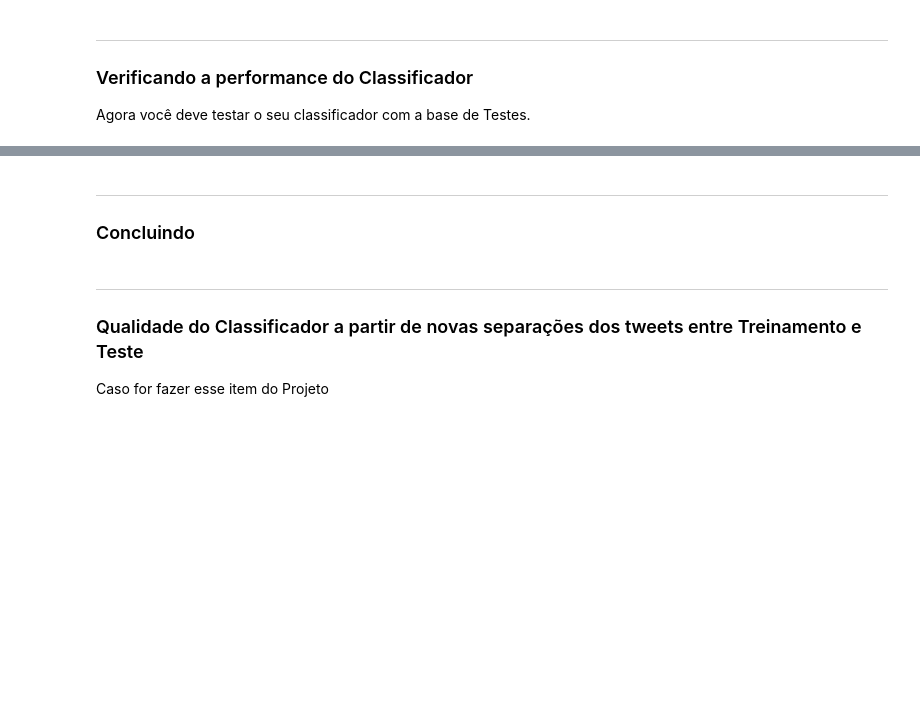
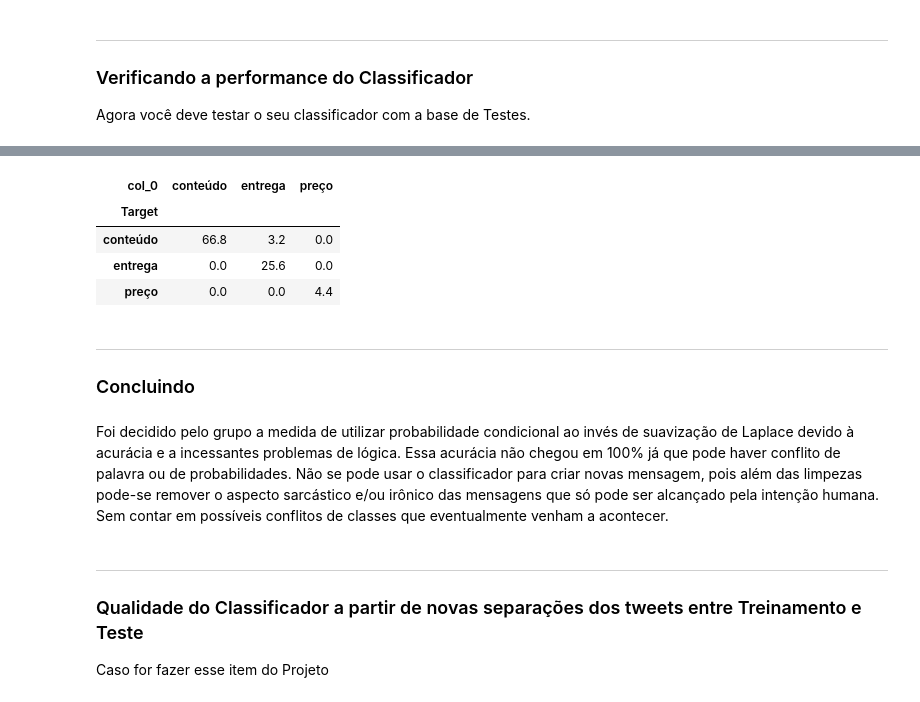
Before and after one commit to lucassantoss4/CdaDos_P1, a Jupyter notebook: Projeto1 Template.ipynb, the cells around one changed output, grey strips where cells are left out. Drawn from its saved outputs; the diff is of its cells as text; code cells hidden in the pictures; blank space fills up the shorter version.

```diff
--- a/Projeto1 Template.ipynb
+++ b/Projeto1 Template.ipynb
@@ -257,6 +371,52 @@ for i,frase in enumerate(df_test['Mensagem']):
+# %%
+probCont = len(lista_conteudo_test['Mensagem'])/len(lista_mensagem_test)
+probEnt = len(lista_entrega_test['Mensagem'])/len(lista_mensagem_test)
+probPreco = len(lista_preco_test['Mensagem'])/len(lista_mensagem_test)
+# %%
+classificado = []
+
+for msg in lista_mensagem_test:
+    palavras = msg.split()
+    prob_msgCont = 1
+    prob_msgEnt = 1
+    prob_msgPreco = 1
+    for palavra in palavras:
+        if palavra in universo_conteudo:
+            locContPalavra = universo_conteudo.index(palavra)
+            locPalavra = universo.index(palavra)
+            prob_msgCont *= (lista_probs_conteudo[locContPalavra])/(lista_probs[locPalavra])
+        if palavra in universo_entrega:
+            locEntPalavra = universo_entrega.index(palavra)
+            locPalavra = universo.index(palavra)
+            prob_msgEnt *= (lista_probs_entrega[locEntPalavra])/(lista_probs[locPalavra])
+        if palavra in universo_preco:
+            locPrecoPalavra = universo_preco.index(palavra)
+            locPalavra = universo.index(palavra)
+            prob_msgPreco *= (lista_probs_preco[locPrecoPalavra])/(lista_probs[locPalavra])
+
+    prob_msgCont *= probCont
+    prob_msgEnt *= probEnt
+    prob_msgPreco *= probPreco
+    maior = max(prob_msgCont, prob_msgEnt, prob_msgPreco)
+    if maior == prob_msgCont:
+        classificado.append('conteúdo')
+    elif maior == prob_msgEnt:
+        classificado.append('entrega')
+    else:
+        classificado.append('preço')
+# %%
+pd.crosstab(test['Target'],classificado,normalize=True)*100
+# %% [output]
+| col_0 | conteúdo | entrega | preço |
+| Target |  |  |  |
+| conteúdo | 66.8 | 3.2 | 0.0 |
+| entrega | 0.0 | 25.6 | 0.0 |
+| preço | 0.0 | 0.0 | 4.4 |
 # %% [markdown]
 ___
 ### Concluindo
+# %% [markdown]
+Foi decidido pelo grupo a medida de utilizar probabilidade condicional ao invés de suavização de Laplace devido à acurácia e a incessantes problemas de lógica. Essa acurácia não chegou em 100% já que pode haver conflito de palavra ou de probabilidades. Não se pode usar o classificador para criar novas mensagem, pois além das limpezas pode-se remover o aspecto sarcástico e/ou irônico das mensagens que só pode ser alcançado pela intenção humana. Sem contar em possíveis conflitos de classes que eventualmente venham a acontecer.
 # %% [markdown]
 ___
 ### Qualidade do Classificador a partir de novas separações dos tweets entre Treinamento e Teste
```
Also changed, not shown: parts of 15 cells of this notebook.
